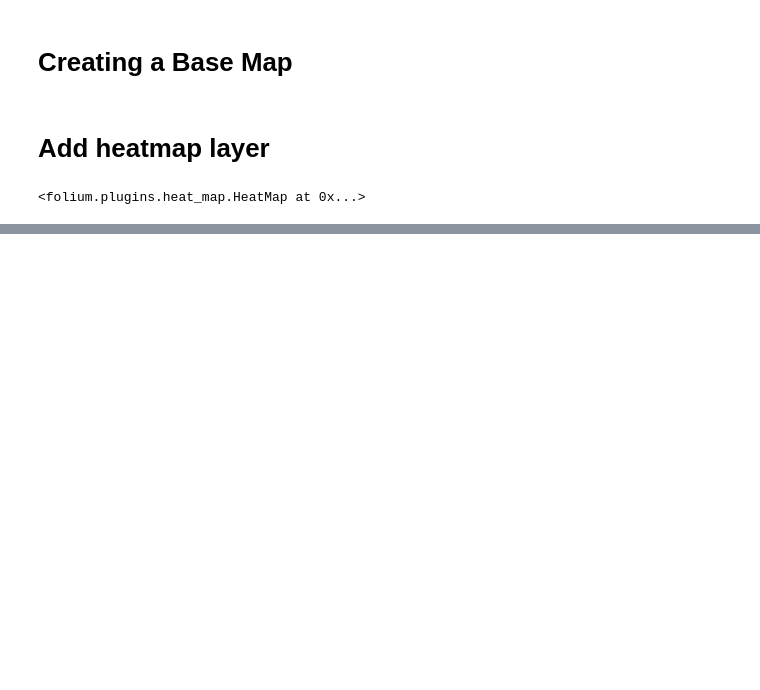
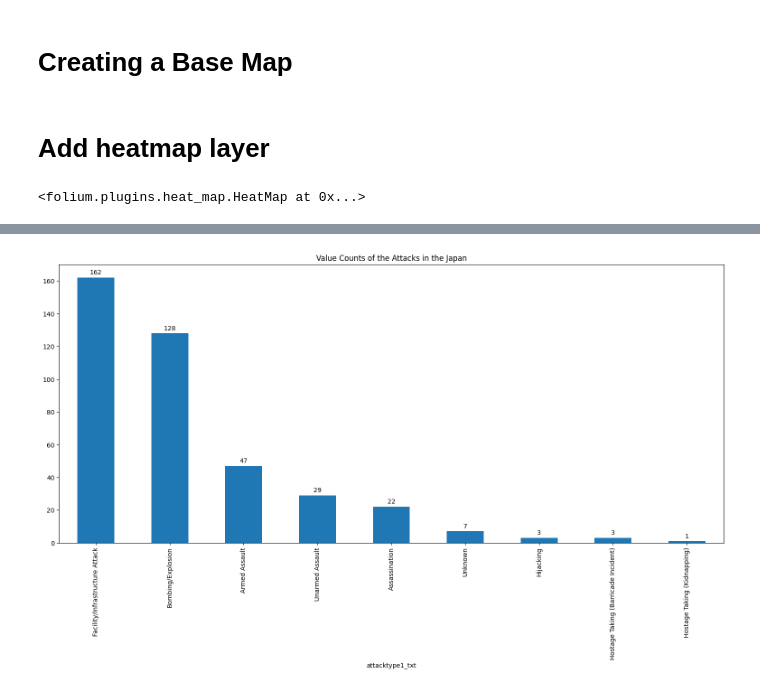
Before and after one commit to akagail/ITD-3B, a Jupyter notebook: activity6.ipynb, the cells around one changed output, grey strips where cells are left out. Cells and saved outputs as stored; diff of their text form; code cells hidden in the pictures; blank space fills up the shorter version.

```diff
--- a/activity6.ipynb
+++ b/activity6.ipynb
@@ -107,0 +181,14 @@ my_map
+# %%
+filter1_i2 = df[df['country_txt'] == 'Japan']
+# %%
+bar2 = filter1_i2['attacktype1_txt'].value_counts()
+ax = bar2.plot(kind='bar')
+
+for x in ax.containers:
+    ax.bar_label(x, padding=3)
+
+plt.gcf().set_size_inches(19, 8)
+plt.title('Value Counts of the Attacks in the Japan')
+plt.show()
+# %% [output]
+[figure, added]
```
Also changed, not shown: parts of 31 cells of this notebook.
